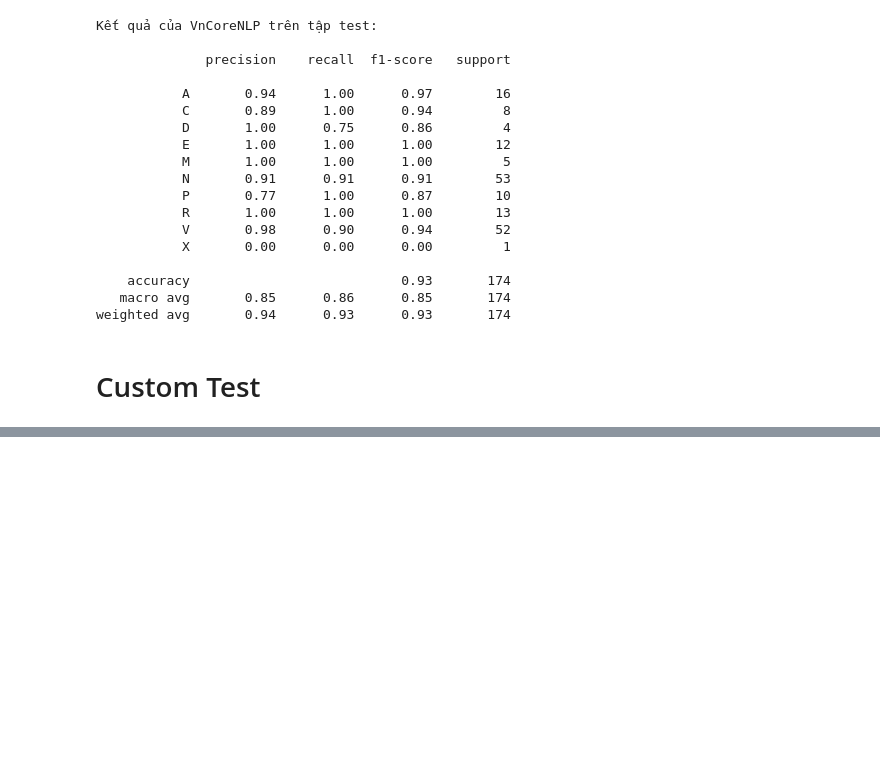
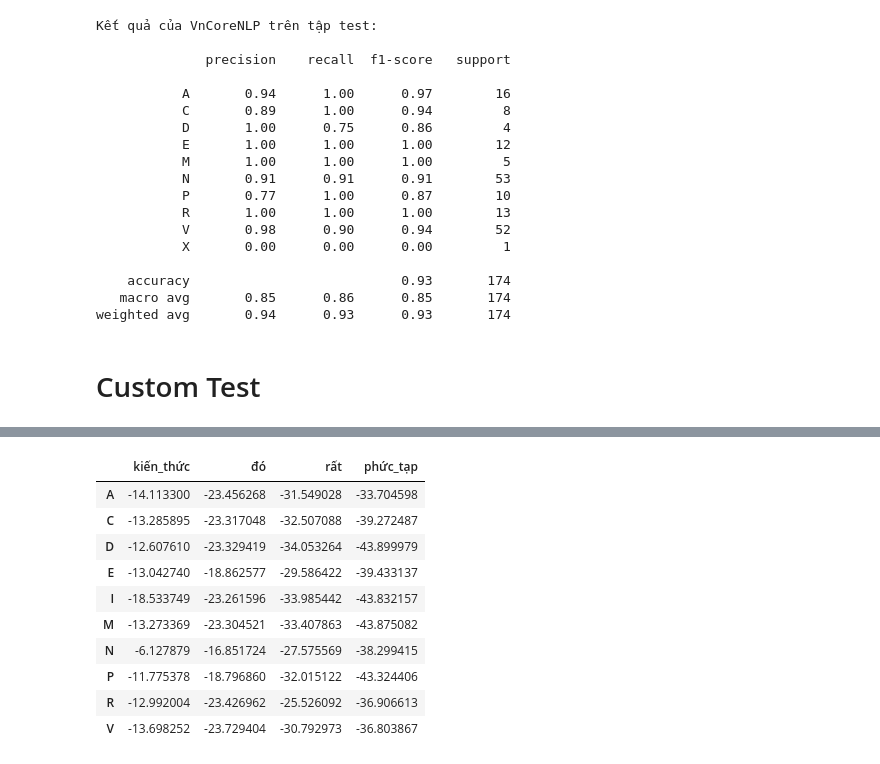
Before and after one commit to phNguyen2301/CS221, a Jupyter notebook: pos_tagging.ipynb, the cells around one changed output, grey strips where cells are left out. Cells and saved outputs as stored; diff of their text form; code cells hidden in the pictures; blank space fills up the shorter version.

```diff
--- a/pos_tagging.ipynb
+++ b/pos_tagging.ipynb
@@ -415,0 +530,16 @@ sent_pred = viterbi_backward(best_probs_sent, best_paths_sent, test_words, state
+# %%
+pd.DataFrame(best_probs_sent,
+index = states[1:],
+columns = sentence)
+# %% [output]
+|  | kiến_thức | đó | rất | phức_tạp |
+| A | -14.113300 | -23.456268 | -31.549028 | -33.704598 |
+| C | -13.285895 | -23.317048 | -32.507088 | -39.272487 |
+| D | -12.607610 | -23.329419 | -34.053264 | -43.899979 |
+| E | -13.042740 | -18.862577 | -29.586422 | -39.433137 |
+| I | -18.533749 | -23.261596 | -33.985442 | -43.832157 |
+| M | -13.273369 | -23.304521 | -33.407863 | -43.875082 |
+| N | -6.127879 | -16.851724 | -27.575569 | -38.299415 |
+| P | -11.775378 | -18.796860 | -32.015122 | -43.324406 |
+| R | -12.992004 | -23.426962 | -25.526092 | -36.906613 |
+| V | -13.698252 | -23.729404 | -30.792973 | -36.803867 |
```
Also changed, not shown: parts of 32 cells of this notebook, 7 other files.
